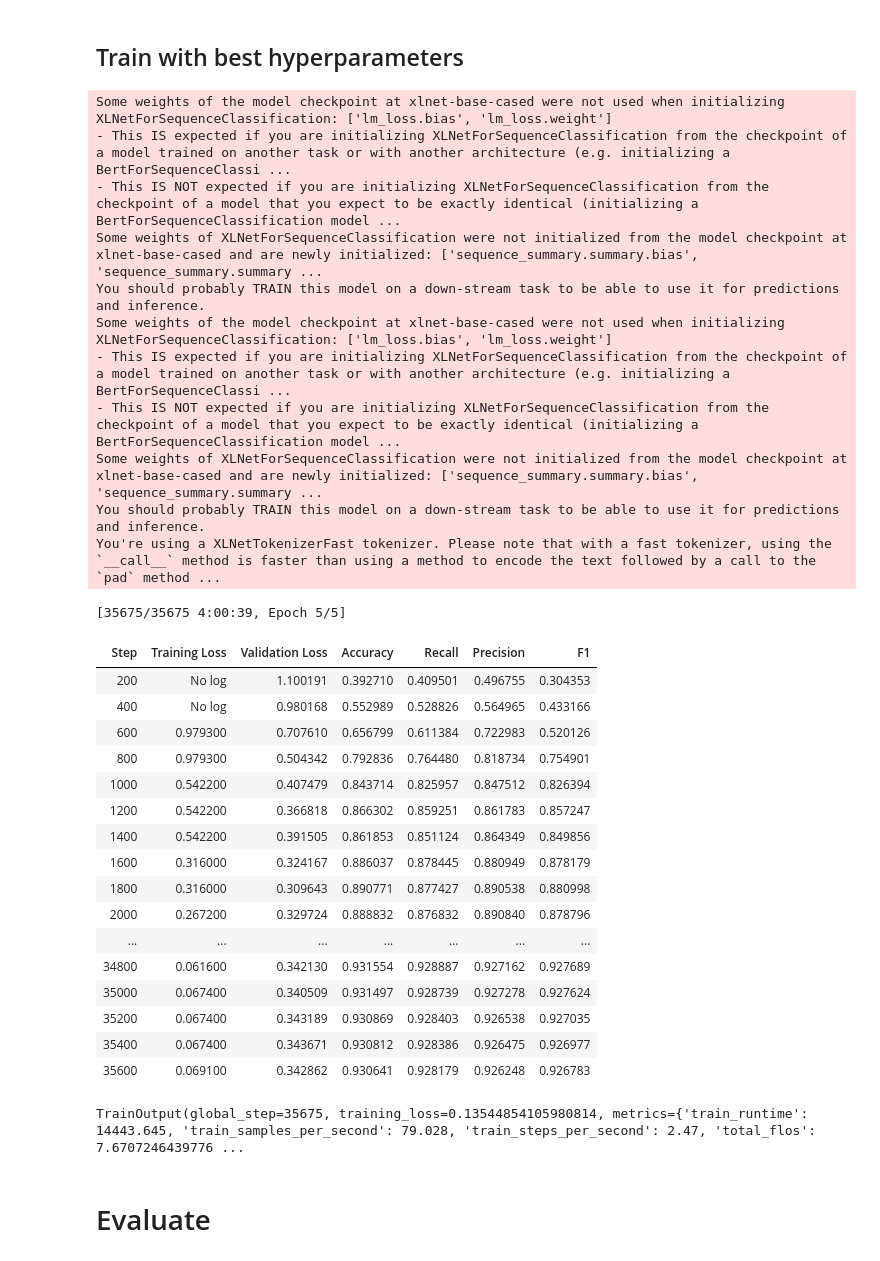
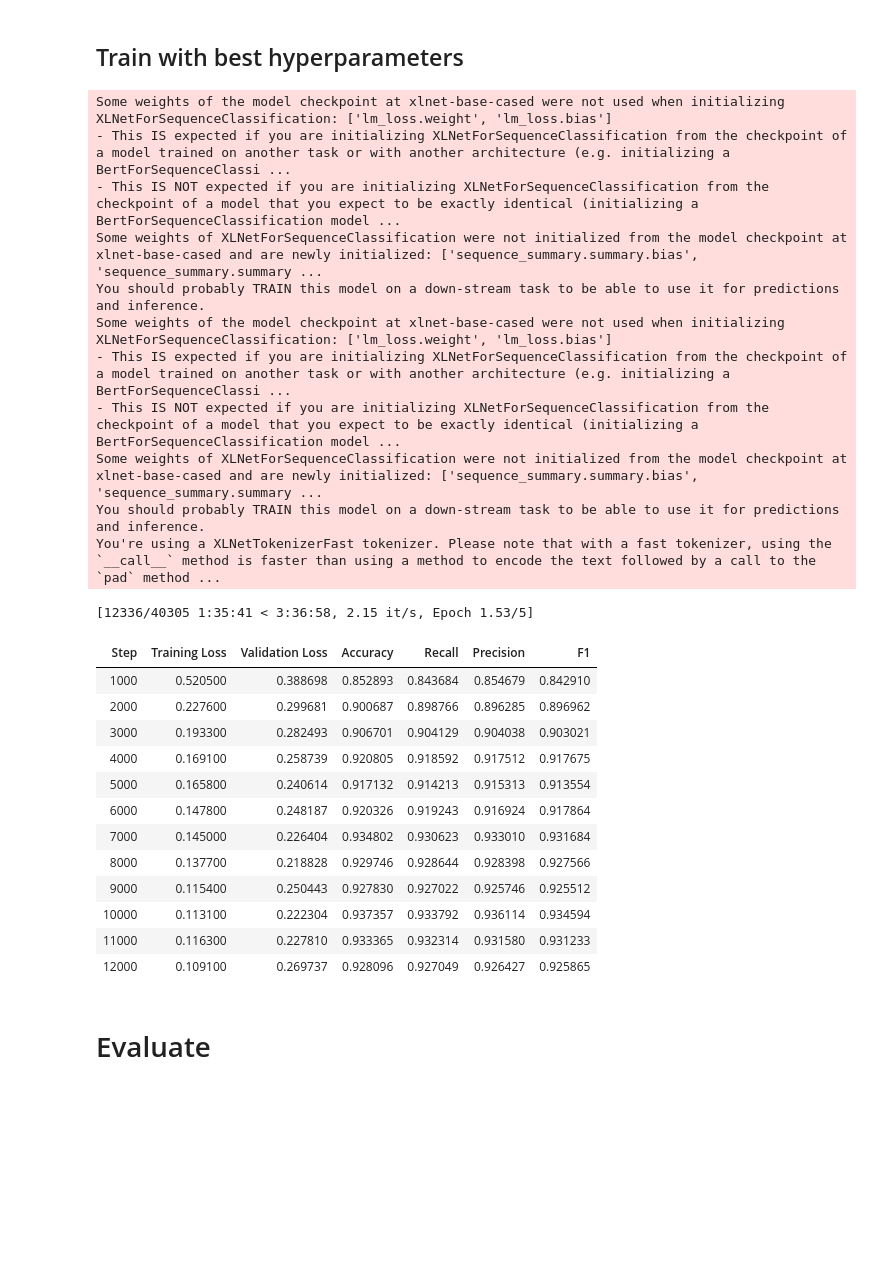
Before and after one commit to boeyjw/KCL-MScAI-FactChecking-Code, a Jupyter notebook: nb/05_Model_Training/05b_C-FEVER_xlnet.ipynb, the cells around one changed output. Cells and saved outputs as stored; diff of their text form; code cells hidden in the pictures; blank space fills up the shorter version.

Commit message:
upd: re-train fever/c-fever models

```diff
--- a/nb/05_Model_Training/05b_C-FEVER_xlnet.ipynb
+++ b/nb/05_Model_Training/05b_C-FEVER_xlnet.ipynb
@@ -261,9 +263,9 @@ training_args = TrainingArguments(
     model_store_path,
     overwrite_output_dir=True,
     evaluation_strategy = "steps",
-    eval_steps=eval_steps,
+    eval_steps=1000,
     save_strategy="steps",
-    save_steps=save_steps,
+    save_steps=1000,
     save_total_limit=5,
     learning_rate=learning_rate,
     per_device_train_batch_size=batch_size,
@@ -275,55 +277,55 @@ training_args = TrainingArguments(
     push_to_hub=False,
     seed=SEED,
     data_seed=SEED,
     warmup_ratio=warmup_ratio,
-    report_to="tensorboard"
+    report_to="tensorboard",
+    tf32=True
 )
 
 trainer = Trainer(
     model_init=model_init,
     args=training_args,
     train_dataset=data["train"],
     eval_dataset=data["validation"],
     tokenizer=tokenizer,
     data_collator=data_collator,
     compute_metrics=compute_metrics
 )
 
-for n, v in best_run.hyperparameters.items():
+# for n, v in best_run.hyperparameters.items():
+#     setattr(trainer.args, n, v)
+
+for n, v in {'learning_rate': 1e-05, 'per_device_train_batch_size': 4, 'gradient_accumulation_steps': 8, 'per_device_eval_batch_size': 32, 'num_train_epochs': 5, 'tf32': True}.items():
     setattr(trainer.args, n, v)
 
+
 trainer.train()
 # %% [output]
-Some weights of the model checkpoint at xlnet-base-cased were not used when initializing XLNetForSequenceClassification: ['lm_loss.bias', 'lm_loss.weight']
+Some weights of the model checkpoint at xlnet-base-cased were not used when initializing XLNetForSequenceClassification: ['lm_loss.weight', 'lm_loss.bias']
 - This IS expected if you are initializing XLNetForSequenceClassification from the checkpoint of a model trained on another task or with another architecture (e.g. initializing a BertForSequenceClassi ...
 - This IS NOT expected if you are initializing XLNetForSequenceClassification from the checkpoint of a model that you expect to be exactly identical (initializing a BertForSequenceClassification model ...
 Some weights of XLNetForSequenceClassification were not initialized from the model checkpoint at xlnet-base-cased and are newly initialized: ['sequence_summary.summary.bias', 'sequence_summary.summary ...
 You should probably TRAIN this model on a down-stream task to be able to use it for predictions and inference.
-Some weights of the model checkpoint at xlnet-base-cased were not used when initializing XLNetForSequenceClassification: ['lm_loss.bias', 'lm_loss.weight']
+Some weights of the model checkpoint at xlnet-base-cased were not used when initializing XLNetForSequenceClassification: ['lm_loss.weight', 'lm_loss.bias']
 - This IS expected if you are initializing XLNetForSequenceClassification from the checkpoint of a model trained on another task or with another architecture (e.g. initializing a BertForSequenceClassi ...
 - This IS NOT expected if you are initializing XLNetForSequenceClassification from the checkpoint of a model that you expect to be exactly identical (initializing a BertForSequenceClassification model ...
 Some weights of XLNetForSequenceClassification were not initialized from the model checkpoint at xlnet-base-cased and are newly initialized: ['sequence_summary.summary.bias', 'sequence_summary.summary ...
 You should probably TRAIN this model on a down-stream task to be able to use it for predictions and inference.
 You're using a XLNetTokenizerFast tokenizer. Please note that with a fast tokenizer, using the `__call__` method is faster than using a method to encode the text followed by a call to the `pad` method ...
-[35675/35675 4:00:39, Epoch 5/5]
+[12336/40305 1:35:41 < 3:36:58, 2.15 it/s, Epoch 1.53/5]
 | Step | Training Loss | Validation Loss | Accuracy | Recall | Precision | F1 |
-| 200 | No log | 1.100191 | 0.392710 | 0.409501 | 0.496755 | 0.304353 |
-| 400 | No log | 0.980168 | 0.552989 | 0.528826 | 0.564965 | 0.433166 |
-| 600 | 0.979300 | 0.707610 | 0.656799 | 0.611384 | 0.722983 | 0.520126 |
-| 800 | 0.979300 | 0.504342 | 0.792836 | 0.764480 | 0.818734 | 0.754901 |
-| 1000 | 0.542200 | 0.407479 | 0.843714 | 0.825957 | 0.847512 | 0.826394 |
-| 1200 | 0.542200 | 0.366818 | 0.866302 | 0.859251 | 0.861783 | 0.857247 |
-| 1400 | 0.542200 | 0.391505 | 0.861853 | 0.851124 | 0.864349 | 0.849856 |
-| 1600 | 0.316000 | 0.324167 | 0.886037 | 0.878445 | 0.880949 | 0.878179 |
-| 1800 | 0.316000 | 0.309643 | 0.890771 | 0.877427 | 0.890538 | 0.880998 |
-| 2000 | 0.267200 | 0.329724 | 0.888832 | 0.876832 | 0.890840 | 0.878796 |
-| ... | ... | ... | ... | ... | ... | ... |
-| 34800 | 0.061600 | 0.342130 | 0.931554 | 0.928887 | 0.927162 | 0.927689 |
-| 35000 | 0.067400 | 0.340509 | 0.931497 | 0.928739 | 0.927278 | 0.927624 |
-| 35200 | 0.067400 | 0.343189 | 0.930869 | 0.928403 | 0.926538 | 0.927035 |
-| 35400 | 0.067400 | 0.343671 | 0.930812 | 0.928386 | 0.926475 | 0.926977 |
-| 35600 | 0.069100 | 0.342862 | 0.930641 | 0.928179 | 0.926248 | 0.926783 |
+| 1000 | 0.520500 | 0.388698 | 0.852893 | 0.843684 | 0.854679 | 0.842910 |
+| 2000 | 0.227600 | 0.299681 | 0.900687 | 0.898766 | 0.896285 | 0.896962 |
+| 3000 | 0.193300 | 0.282493 | 0.906701 | 0.904129 | 0.904038 | 0.903021 |
+| 4000 | 0.169100 | 0.258739 | 0.920805 | 0.918592 | 0.917512 | 0.917675 |
+| 5000 | 0.165800 | 0.240614 | 0.917132 | 0.914213 | 0.915313 | 0.913554 |
+| 6000 | 0.147800 | 0.248187 | 0.920326 | 0.919243 | 0.916924 | 0.917864 |
+| 7000 | 0.145000 | 0.226404 | 0.934802 | 0.930623 | 0.933010 | 0.931684 |
+| 8000 | 0.137700 | 0.218828 | 0.929746 | 0.928644 | 0.928398 | 0.927566 |
+| 9000 | 0.115400 | 0.250443 | 0.927830 | 0.927022 | 0.925746 | 0.925512 |
+| 10000 | 0.113100 | 0.222304 | 0.937357 | 0.933792 | 0.936114 | 0.934594 |
+| 11000 | 0.116300 | 0.227810 | 0.933365 | 0.932314 | 0.931580 | 0.931233 |
+| 12000 | 0.109100 | 0.269737 | 0.928096 | 0.927049 | 0.926427 | 0.925865 |
-TrainOutput(global_step=35675, training_loss=0.13544854105980814, metrics={'train_runtime': 14443.645, 'train_samples_per_second': 79.028, 'train_steps_per_second': 2.47, 'total_flos': 7.6707246439776 ...
 # %%
 trainer.save_model(model_store_path.parent / (model_store_path.stem + ".out"))
 # %% [markdown]
```
Also changed, not shown: parts of 5 cells of this notebook, 24 other files.
